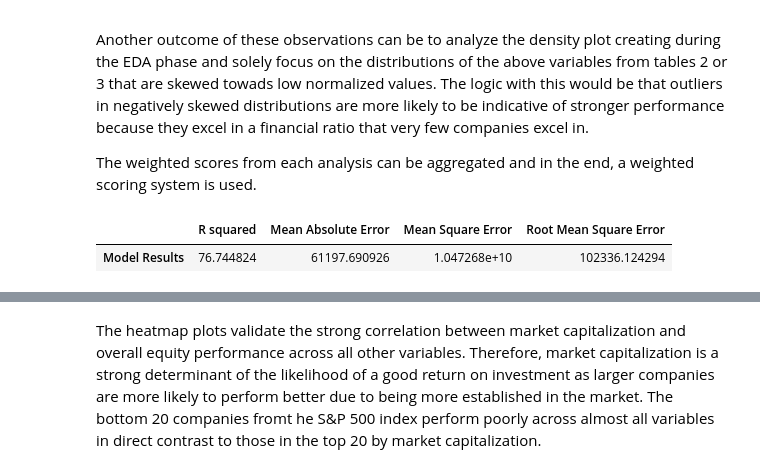
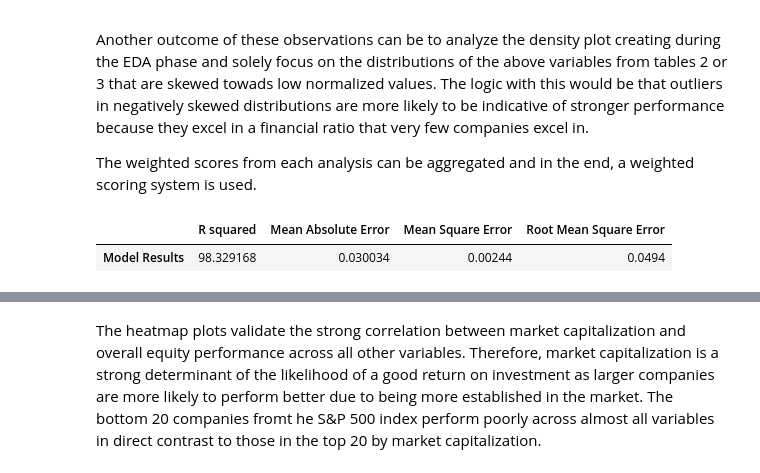
Before and after one commit to ubco-W2022T2-data301/project-group-group15, a Jupyter notebook: analysis/analysis1.ipynb, the cells around one changed output, grey strips where cells are left out. Saved outputs shown, nothing was run; the diff lists cells and outputs as text; code cells hidden in the pictures.

Commit message:
Ensured data normalization for multiple linear regression testing

```diff
--- a/analysis/analysis1.ipynb
+++ b/analysis/analysis1.ipynb
@@ -269,7 +269,9 @@ class QuantitativeAnalysis:
         :returns: a Pandas DataFrame containing a statistical summary of the performance of the model
         """
         df = df.select_dtypes(exclude='object')
-        predictors.remove(target_y) # so you don't have a perfect correlation for the same variable
+
+        if target_y in predictors:
+            predictors.remove(target_y) # so you don't have a perfect correlation for the same variable
 
         X = mega_df[predictors]
         y = mega_df[target_y]
@@ -295,7 +297,7 @@ class QuantitativeAnalysis:
 
     def rank(self, df: pd.DataFrame, col: str, normalize_only: bool=True, threshold: float=1.5,
              below_threshold: bool=True, filter_outliers: bool=True, normalize_after: bool=False,
-             lower_quantile: float=0.05, upper_quantile: float=0.95) -> None:
+             lower_quantile: float=0.05, upper_quantile: float=0.95, inplace: bool=False) -> None:
         """The scoring algorithm for determining the weight of each equity in the construction of the portfolio for this specific column examined.
         Features a custom outlier-filtering algorithm that is robust to outliers in the data set while still returning normalized values.
 
@@ -308,6 +310,7 @@ class QuantitativeAnalysis:
         :normalize_after: if True, normalizes the data only after the threshold filter has been applied\n
         :lower_quantile: specifies the lower quantile of the distribution when filtering outliers\n
         :upper_quantile: specifies the upper quantile of the distribution when filtering outliers\n
+        :inplace: if true, specifies that the normalization algorithm should directly modify the column being processed, otherwise, a new column is created
         """
 
         #NOTE: should make an option for no threshold
@@ -350,8 +353,13 @@ class QuantitativeAnalysis:
         self.y = np.array(self.x).reshape(-1, 1)
         self.y = preprocessing.MinMaxScaler().fit_transform(self.y)
 
-        for col_idx, array_idx in zip(self.x.index, range(len(self.y))):
-            df.at[col_idx, new_col] = self.y[array_idx]
+        if inplace: # NOTE: this is currently an unstable feature and does not give accurate results
+            df.drop(columns=[new_col], inplace=True) # directly modifying the original column, so the new column should be removed
+            for col_idx, array_idx in zip(self.x.index, range(len(self.y))):
+                df.at[col_idx, col] = self.y[array_idx]
+        else:
+            for col_idx, array_idx in zip(self.x.index, range(len(self.y))):
+                df.at[col_idx, new_col] = self.y[array_idx]
 
         # if we are giving the minimum score to values below the threshold, assign 0 to those values
         if not normalize_only:
@@ -582,12 +594,18 @@ Another outcome of these observations can be to analyze the density plot creatin
 
 The weighted scores from each analysis can be aggregated and in the end, a weighted scoring system is used.
 # %%
-target_y = 'Number of Employees'
+target_y = 'Market Capitalization Score'
 mega_dfx = mega_df.select_dtypes(exclude='object')
 predictors = [x for x in mega_dfx.columns]
+#predictors = ['Net Income (FY)', 'Number of Employees', 'Current Ratio (MRQ)']
 
-quant.multiple_linear_regression(mega_df, predictors, target_y)
+for predictor in predictors:
+    quant.rank(mega_df, predictor)
+
+predictors = [x + " Score" for x in predictors]
+predictors
+quant.multiple_linear_regression(mega_df, predictors, target_y) # result for market cap score seems suspicious if you plot the graph
 # %% [output]
 |  | R squared | Mean Absolute Error | Mean Square Error | Root Mean Square Error |
-| Model Results | 76.744824 | 61197.690926 | 1.047268e+10 | 102336.124294 |
+| Model Results | 98.329168 | 0.030034 | 0.00244 | 0.0494 |
 # %%
```
Also changed, not shown: parts of 3 cells of this notebook.
